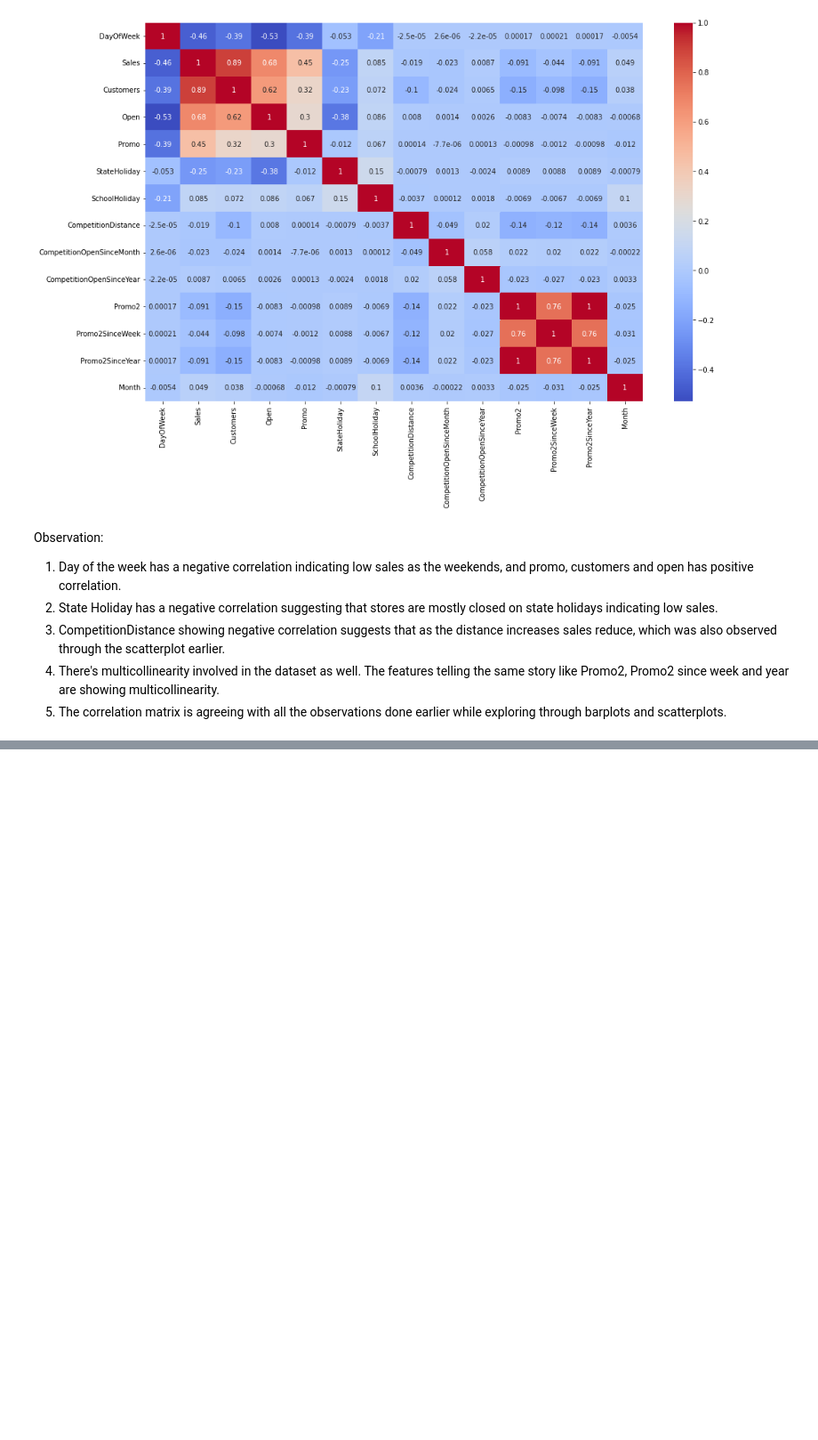
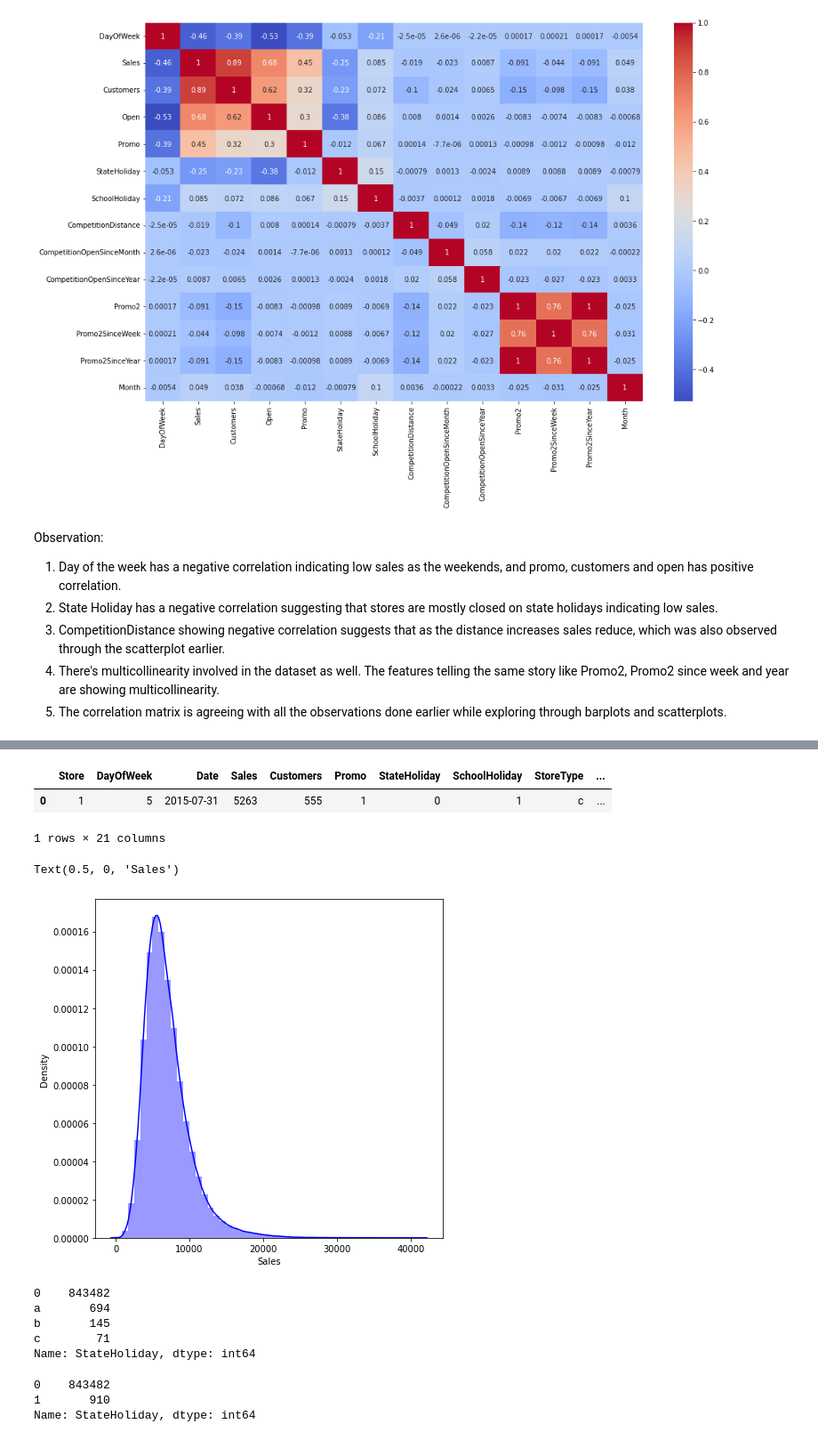
Before and after one commit to kdhaw6/Retail-Sales-Analysis---Regression-Project, a Jupyter notebook: Kunal_Dhawan_Project_Retail_Sales_Prediction.ipynb, the cells around one changed output, grey strips where cells are left out. Shown at 89% size. Drawn from its saved outputs; the diff is of its cells as text; code cells hidden in the pictures; blank space fills up the shorter version.

```diff
--- a/Kunal_Dhawan_Project_Retail_Sales_Prediction.ipynb
+++ b/Kunal_Dhawan_Project_Retail_Sales_Prediction.ipynb
@@ -369,0 +397,4 @@ Observation:
+# %%
+#Keeping only values where the stores were open in the dataset
+new_dataset = dataset[dataset['Open'] != 0]
+new_dataset.head()
@@ -369,0 +409,24 @@ Observation:
+# %%
+#since the stores closed had 0 sale value; removing the irrelevant part
+new_dataset.drop('Open', axis = 1, inplace = True)
+# %%
+new_dataset.head(1)
+# %% [output]
+|  | Store | DayOfWeek | Date | Sales | Customers | Promo | StateHoliday | SchoolHoliday | StoreType | ... |
+| 0 | 1 | 5 | 2015-07-31 | 5263 | 555 | 1 | 0 | 1 | c | ... |
+1 rows × 21 columns
+# %%
+plt.figure(figsize=(7,7))
+sns.distplot(new_dataset['Sales'], color='b')
+plt.xlabel('Sales')
+# %% [output]
+Text(0.5, 0, 'Sales')
+[figure, added]
+# %%
+new_dataset['StateHoliday'].value_counts()
+# %% [output]
+0    843482
+a       694
+b       145
+c        71
+Name: StateHoliday, dtype: int64
@@ -369,0 +436,6 @@ Observation:
+# %%
+new_dataset['StateHoliday'].value_counts()
+# %% [output]
+0    843482
+1       910
+Name: StateHoliday, dtype: int64
```
Also changed, not shown: parts of 74 cells of this notebook.
